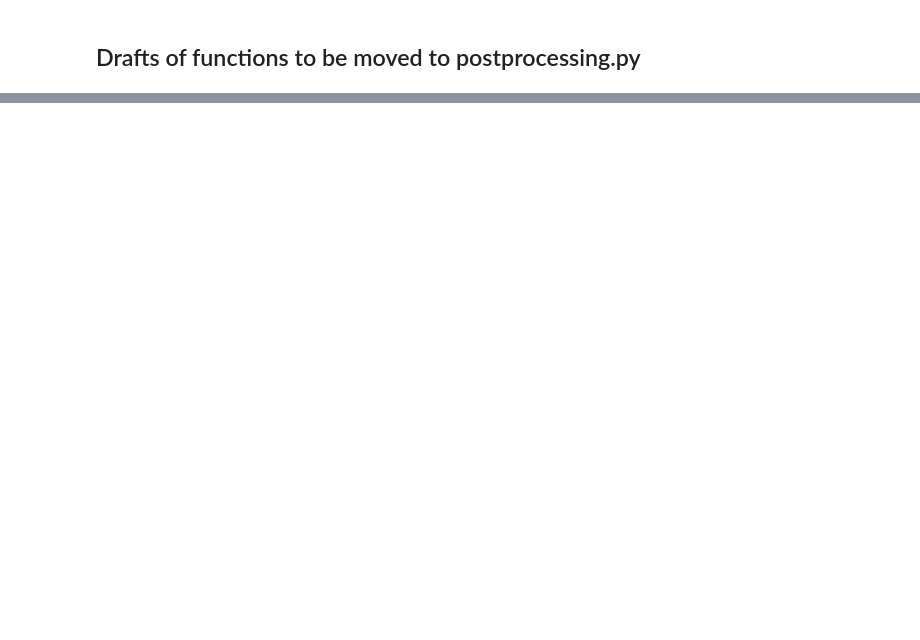
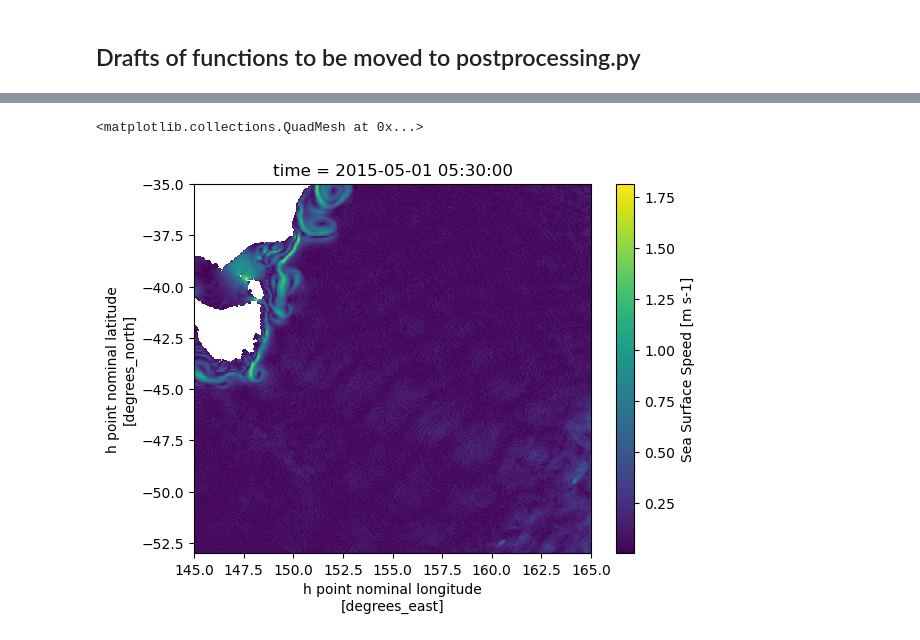
Before and after one commit to ashjbarnes/tasman-tides, a Jupyter notebook: notebooks/analysis/draft-functions.ipynb, the cells around one changed output, grey strips where cells are left out. Drawn from its saved outputs; the diff is of its cells as text; code cells hidden in the pictures; blank space fills up the shorter version.

```diff
--- a/notebooks/analysis/draft-functions.ipynb
+++ b/notebooks/analysis/draft-functions.ipynb
@@ -38,15 +15,3 @@ Hosting the HTTP server on port 41781 instead
-# %%
-SMALL_SIZE = 12
-MEDIUM_SIZE = 15
-BIGGER_SIZE = 20
-
-plt.rc('font', size=SMALL_SIZE)          # controls default text sizes
-plt.rc('axes', titlesize=BIGGER_SIZE)     # fontsize of the axes title
-plt.rc('axes', labelsize=MEDIUM_SIZE)    # fontsize of the x and y labels
-plt.rc('xtick', labelsize=SMALL_SIZE)    # fontsize of the tick labels
-plt.rc('ytick', labelsize=SMALL_SIZE)    # fontsize of the tick labels
-plt.rc('legend', fontsize=SMALL_SIZE)    # legend fontsize
-plt.rc('figure', titlesize=BIGGER_SIZE)  # fontsize of the figure title
 # %% [markdown]
 ## Figure out where to put our slice
 # %%
@@ -479,0 +87,5 @@ ax.legend()
+# %%
+
+path = Path("/g/data/nm03/ab8992/oldruns/blank-ttide-20/outputs/output013")
+vector = np.array([[148,165],[-41.0,-47.5]])
+bwdeg = 5 # width of beam in degrees
@@ -479,0 +95,11 @@ ax.legend()
+# %%
+theta = bearing(vector[0,0],vector[0,1],vector[1,0],vector[1,1]) ## Angle to horizontal of our beam
+blkm = haversine.haversine(vector[0,:],vector[1,:])              ## Length of our beam in km
+bwkm1 = haversine.haversine((vector[0,0] - np.sin(theta) * 0.5 * bwdeg,vector[0,1] - np.cos(theta) * 0.5 * bwdeg),
+                           (vector[0,0] + np.sin(theta) * 0.5 * bwdeg,vector[0,1] + np.cos(theta) * 0.5 * bwdeg)) ## Width of our beam in km
+print(bwkm1)
+print(blkm)
+
+bwkm = haversine.haversine((vector[1,0] - np.sin(theta) * 0.5 * bwdeg,vector[1,1] - np.cos(theta) * 0.5 * bwdeg),
+                           (vector[1,0] + np.sin(theta) * 0.5 * bwdeg,vector[1,1] + np.cos(theta) * 0.5 * bwdeg)) ## Width of our beam in km
+print(bwkm / bwkm1)
@@ -479,0 +163,6 @@ ax.legend()
+# %%
+out = u.interp_like(newgrid)
+out.plot()
+# %% [output]
+<matplotlib.collections.QuadMesh at 0x...>
+[figure, added]
```
Also changed, not shown: parts of 45 cells of this notebook, 1 other file.
